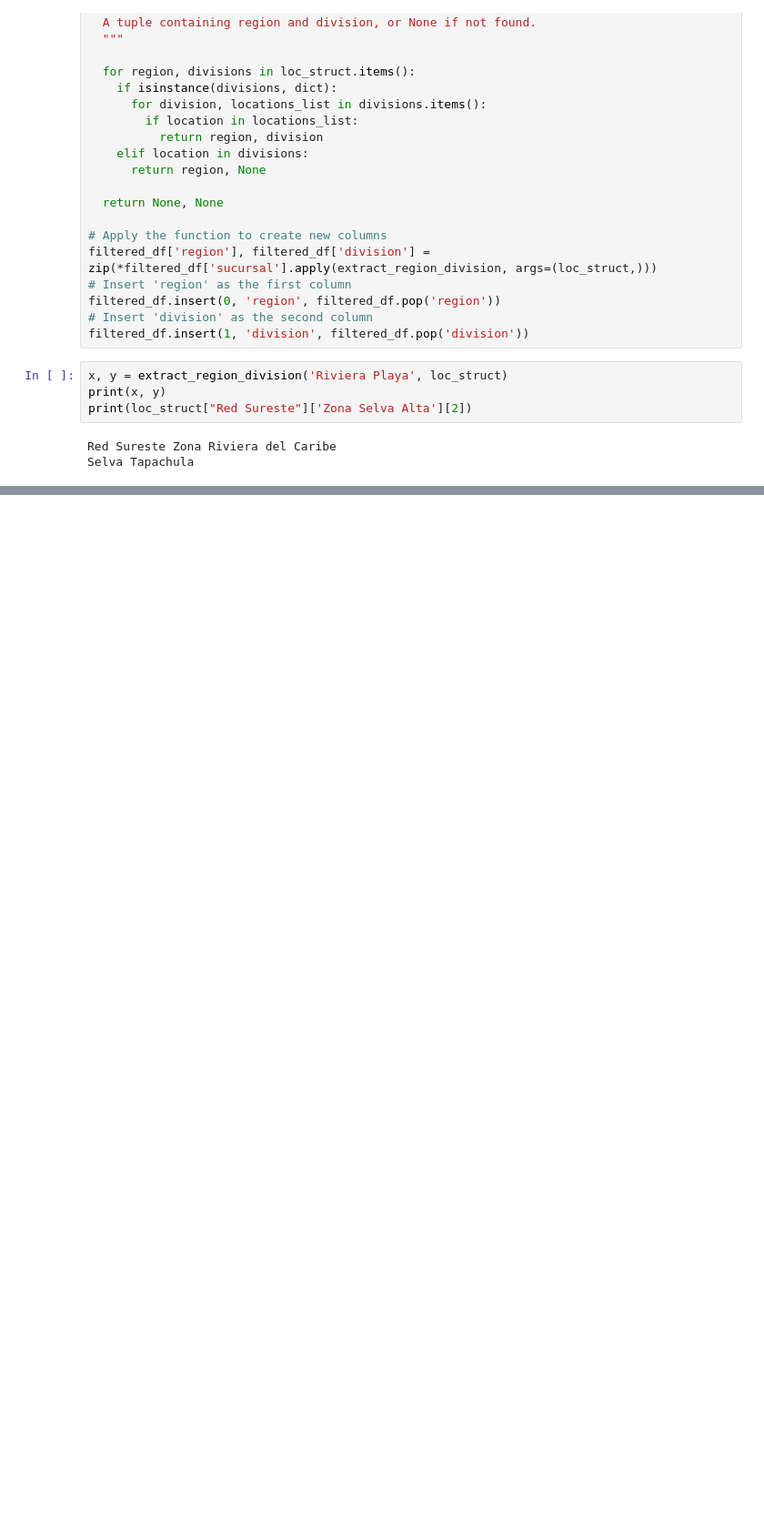
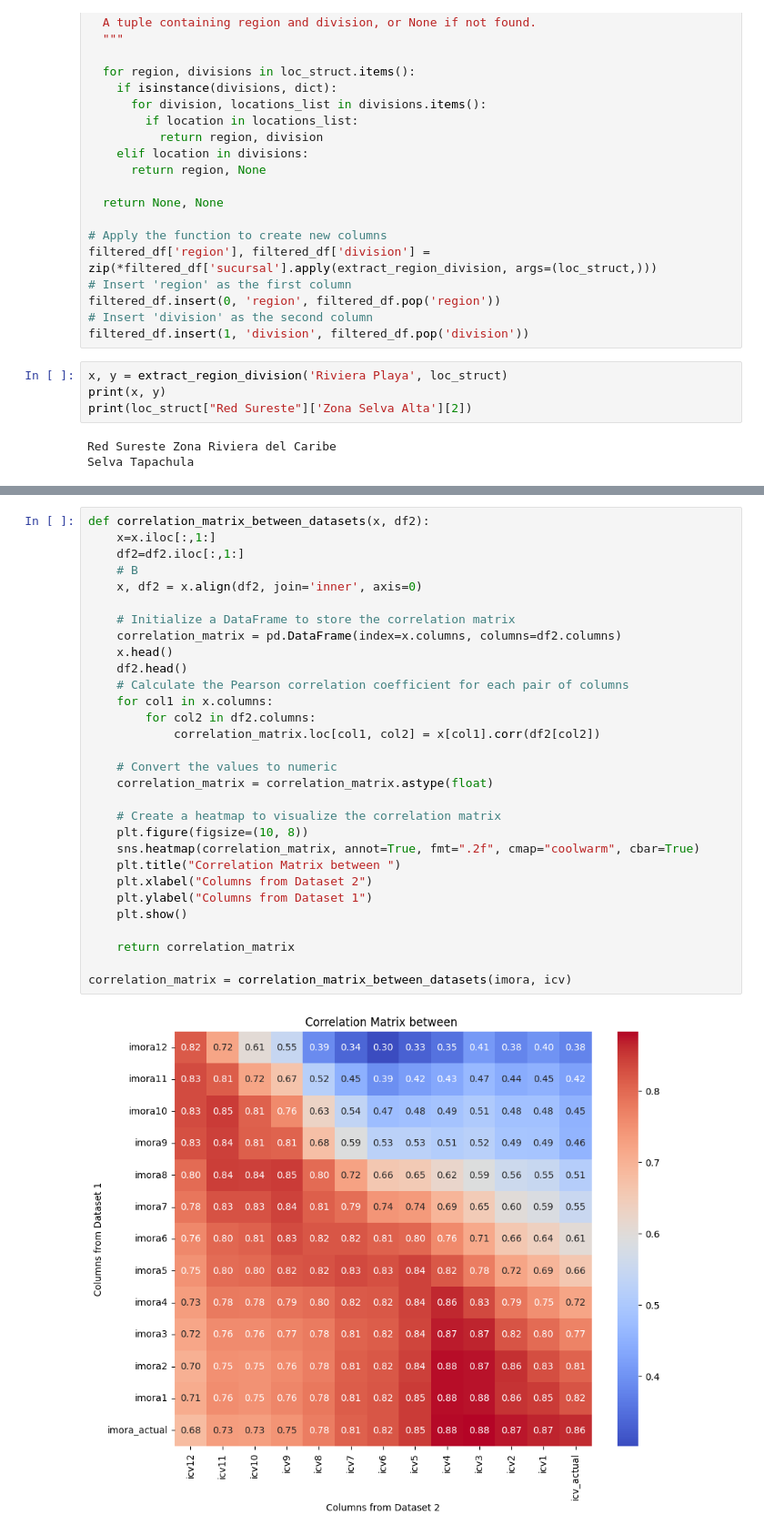
Before and after one commit to magotronico/AI_Script, a Jupyter notebook: dmx_challenge/dmx_challenge.ipynb, the cells around one changed output, grey strips where cells are left out. Shown at 91% size. Saved outputs shown, nothing was run; the diff lists cells and outputs as text; blank space fills up the shorter version.

```diff
--- a/dmx_challenge/dmx_challenge.ipynb
+++ b/dmx_challenge/dmx_challenge.ipynb
@@ -620,0 +661,32 @@ plt.show()
+# %%
+def correlation_matrix_between_datasets(x, df2):
+    x=x.iloc[:,1:]
+    df2=df2.iloc[:,1:]
+    # B
+    x, df2 = x.align(df2, join='inner', axis=0)
+
+    # Initialize a DataFrame to store the correlation matrix
+    correlation_matrix = pd.DataFrame(index=x.columns, columns=df2.columns)
+    x.head()
+    df2.head()
+    # Calculate the Pearson correlation coefficient for each pair of columns
+    for col1 in x.columns:
+        for col2 in df2.columns:
+            correlation_matrix.loc[col1, col2] = x[col1].corr(df2[col2])
+
+    # Convert the values to numeric
+    correlation_matrix = correlation_matrix.astype(float)
+
+    # Create a heatmap to visualize the correlation matrix
+    plt.figure(figsize=(10, 8))
+    sns.heatmap(correlation_matrix, annot=True, fmt=".2f", cmap="coolwarm", cbar=True)
+    plt.title("Correlation Matrix between ")
+    plt.xlabel("Columns from Dataset 2")
+    plt.ylabel("Columns from Dataset 1")
+    plt.show()
+
+    return correlation_matrix
+
+correlation_matrix = correlation_matrix_between_datasets(imora, icv)
+# %% [output]
+[figure, added]
```
Also changed, not shown: parts of 50 cells of this notebook.
